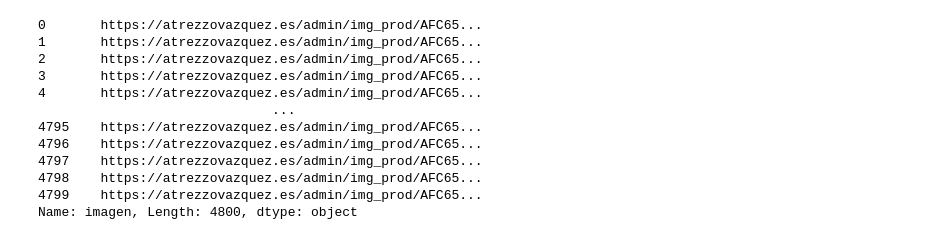
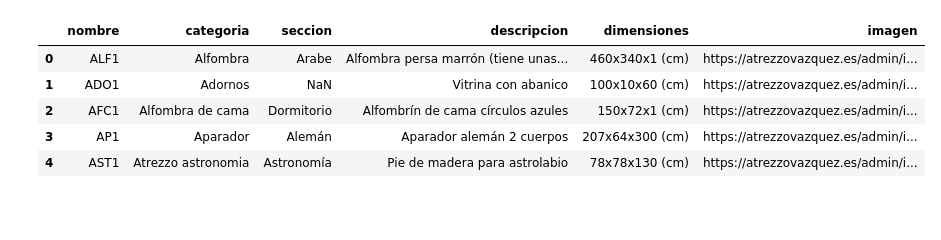
Before and after one commit to Rcm89/laboratorio-modulo3-leccion02-beautiful-soup, a Jupyter notebook: laboratorio-modulo3-leccion02-beautiful-soup.ipynb, the cells around one changed output. Saved outputs shown, nothing was run; the diff lists cells and outputs as text; code cells hidden in the pictures; blank space fills up the shorter version.

```diff
--- a/laboratorio-modulo3-leccion02-beautiful-soup.ipynb
+++ b/laboratorio-modulo3-leccion02-beautiful-soup.ipynb
@@ -187,0 +112,5 @@ La respuesta de la petición es: 200
+# %%
+# Quermos extraer información de la web de Atrezzo Vazquez en las 100 primeras paginas. Usamos la función que hemos
+# almacenado en src
+numero_de_paginas = 100
+df=extraer_info_atrezzo_vazquez(numero_de_paginas)
@@ -189,6 +132,13 @@ La respuesta de la petición es: 200
 # Quitamos el imite al ancho de las columnas paa que la url de las imagenes aparezca entera
 pd.set_option('display.max_colwidth', None)
 # %%
-df_atrezzo.head()
+df.head()
+# %% [output]
+|  | nombre | categoria | seccion | descripcion | dimensiones | imagen |
+| 0 | ALF1 | Alfombra | Arabe | Alfombra persa marrón (tiene unas... | 460x340x1 (cm) | https://atrezzovazquez.es/admin/i... |
+| 1 | ADO1 | Adornos | NaN | Vitrina con abanico | 100x10x60 (cm) | https://atrezzovazquez.es/admin/i... |
+| 2 | AFC1 | Alfombra de cama | Dormitorio | Alfombrín de cama círculos azules | 150x72x1 (cm) | https://atrezzovazquez.es/admin/i... |
+| 3 | AP1 | Aparador | Alemán | Aparador alemán 2 cuerpos | 207x64x300 (cm) | https://atrezzovazquez.es/admin/i... |
+| 4 | AST1 | Atrezzo astronomia | Astronomía | Pie de madera para astrolabio | 78x78x130 (cm) | https://atrezzovazquez.es/admin/i... |
 # %%
 # Guardamos el DataFrame en un archivo csv
@@ -196,15 +145,0 @@ df_atrezzo.to_csv('datos_atrezzo.csv', index=False)
-# %%
-df_atrezzo["imagen"]
-# %% [output]
-0       https://atrezzovazquez.es/admin/img_prod/AFC65...
-1       https://atrezzovazquez.es/admin/img_prod/AFC65...
-2       https://atrezzovazquez.es/admin/img_prod/AFC65...
-3       https://atrezzovazquez.es/admin/img_prod/AFC65...
-4       https://atrezzovazquez.es/admin/img_prod/AFC65...
-                              ...
-4795    https://atrezzovazquez.es/admin/img_prod/AFC65...
-4796    https://atrezzovazquez.es/admin/img_prod/AFC65...
-4797    https://atrezzovazquez.es/admin/img_prod/AFC65...
-4798    https://atrezzovazquez.es/admin/img_prod/AFC65...
-4799    https://atrezzovazquez.es/admin/img_prod/AFC65...
-Name: imagen, Length: 4800, dtype: object
```
Also changed, not shown: parts of 4 cells of this notebook, 2 other files.
